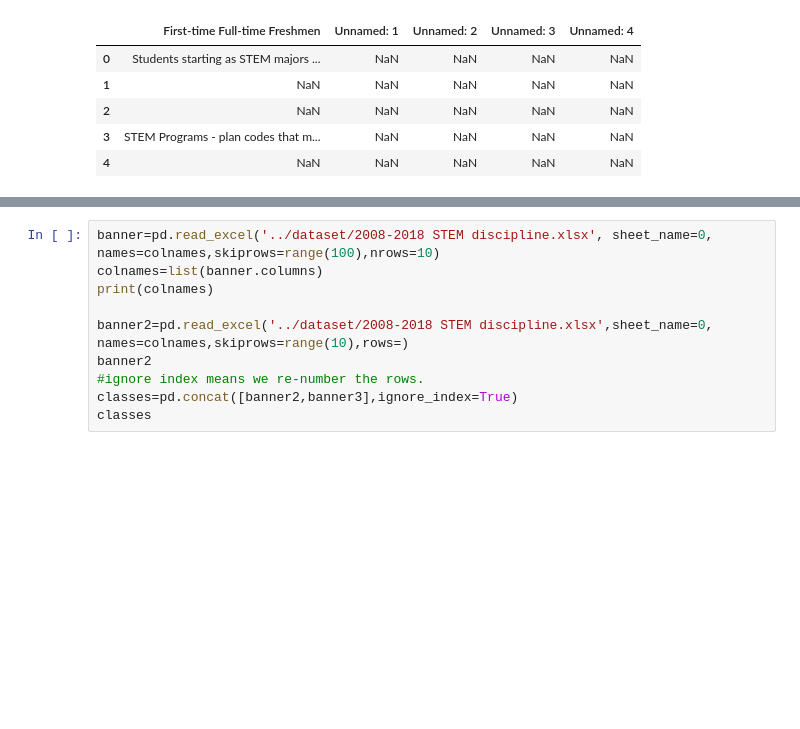
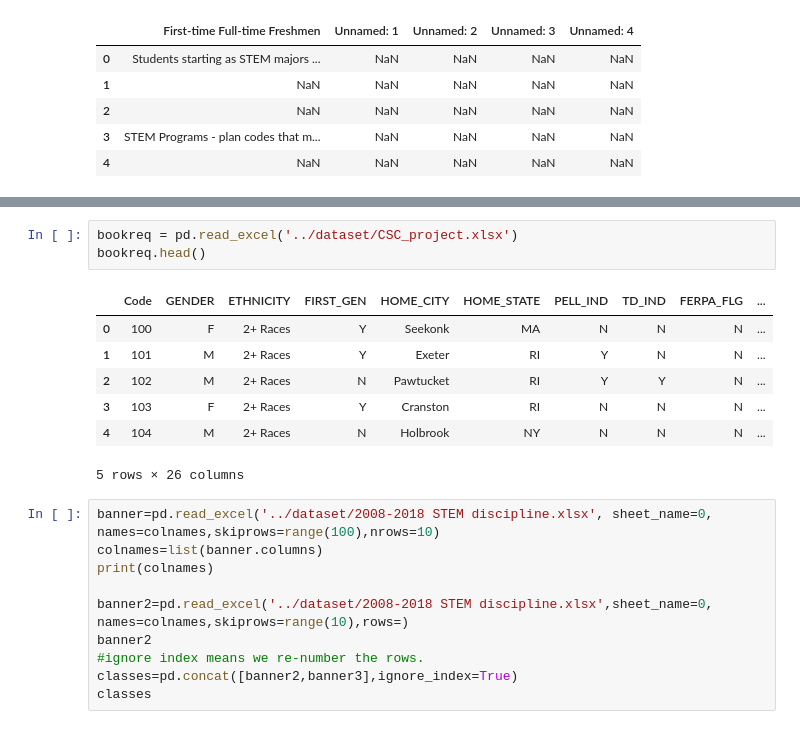
Before and after one commit to ahabtemichael/uri_csc593, a Jupyter notebook: classes/Week 6.ipynb, the cells around one changed output, grey strips where cells are left out. Saved outputs shown, nothing was run; the diff lists cells and outputs as text; blank space fills up the shorter version.

```diff
--- a/classes/Week 6.ipynb
+++ b/classes/Week 6.ipynb
@@ -150,3 +171,14 @@ bookreq.head()
+# %%
+bookreq = pd.read_excel('../dataset/CSC_project.xlsx')
+bookreq.head()
+# %% [output]
+|  | Code | GENDER | ETHNICITY | FIRST_GEN | HOME_CITY | HOME_STATE | PELL_IND | TD_IND | FERPA_FLG | ... |
+| 0 | 100 | F | 2+ Races | Y | Seekonk | MA | N | N | N | ... |
+| 1 | 101 | M | 2+ Races | Y | Exeter | RI | Y | N | N | ... |
+| 2 | 102 | M | 2+ Races | N | Pawtucket | RI | Y | Y | N | ... |
+| 3 | 103 | F | 2+ Races | Y | Cranston | RI | N | N | N | ... |
+| 4 | 104 | M | 2+ Races | N | Holbrook | NY | N | N | N | ... |
+5 rows × 26 columns
 # %%
 banner=pd.read_excel('../dataset/2008-2018 STEM discipline.xlsx', sheet_name=0, names=colnames,skiprows=range(100),nrows=10)
 colnames=list(banner.columns)
```
Also changed, not shown: parts of 1 cell of this notebook, 1 other file.
